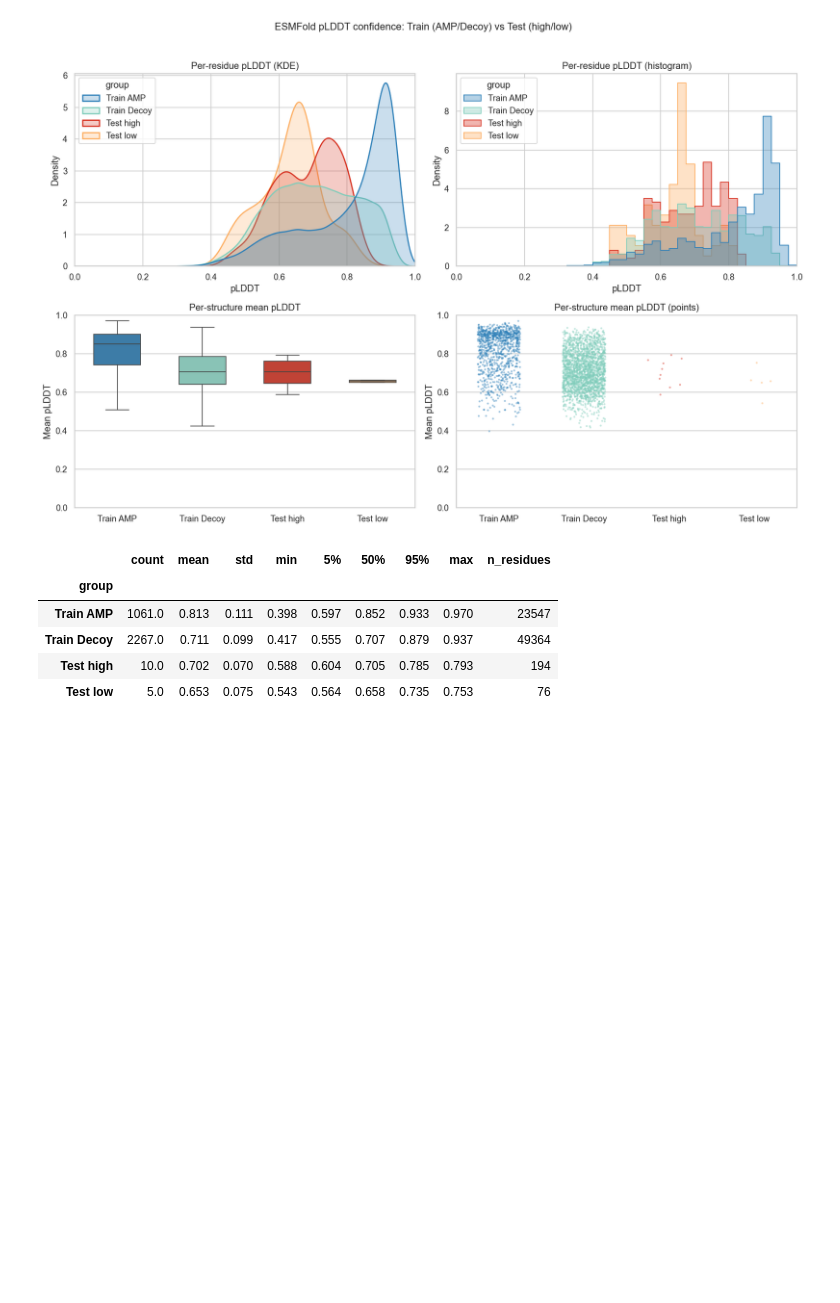
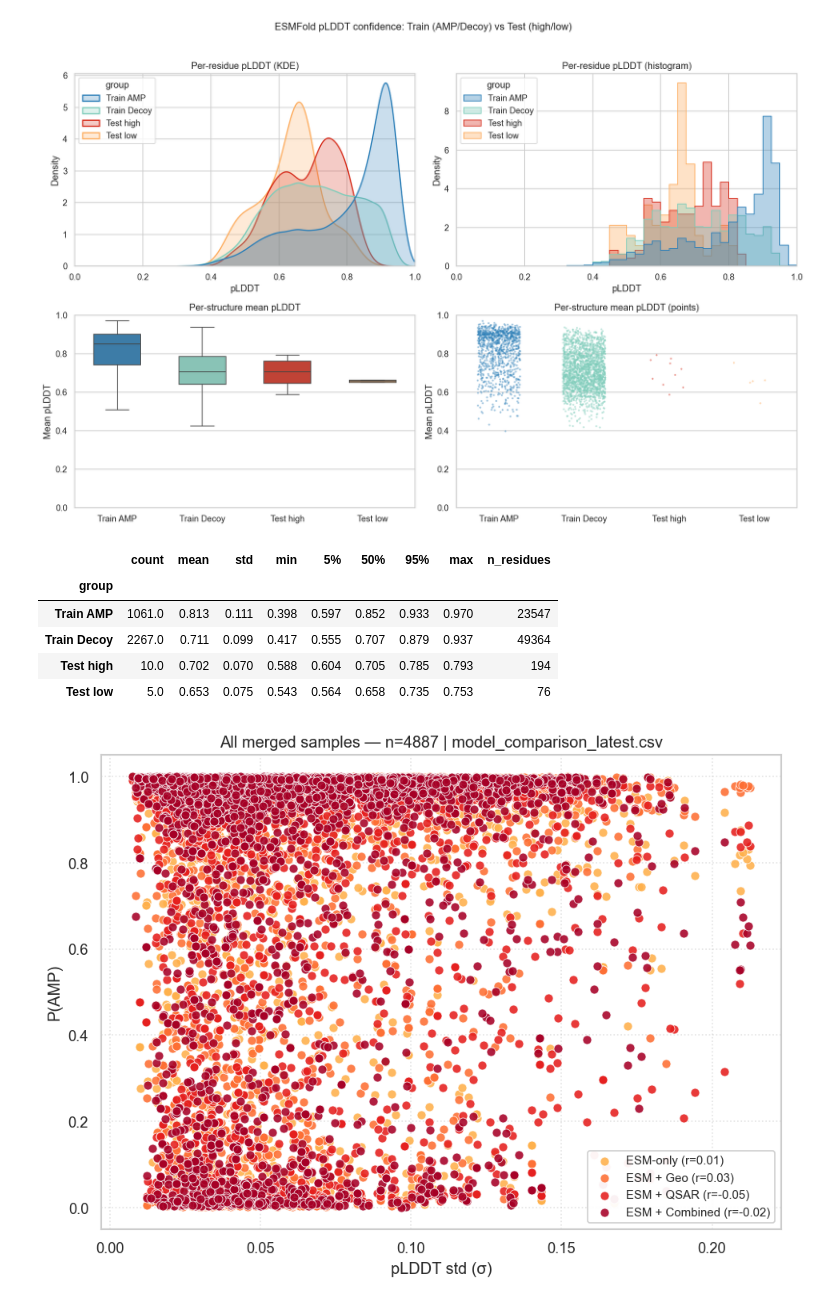
Before and after one commit to KYinXu/Peptide-Anti-microbial-Properties-Prediction, a Jupyter notebook: notebooks/training_data.ipynb, the cells around one changed output. Drawn from its saved outputs; the diff is of its cells as text; code cells hidden in the pictures; blank space fills up the shorter version.

```diff
--- a/notebooks/training_data.ipynb
+++ b/notebooks/training_data.ipynb
@@ -563,3 +590,98 @@ Passing `palette` without assigning `hue` is deprecated and will be removed in v
 | Train Decoy | 2267.0 | 0.711 | 0.099 | 0.417 | 0.555 | 0.707 | 0.879 | 0.937 | 49364 |
 | Test high | 10.0 | 0.702 | 0.070 | 0.588 | 0.604 | 0.705 | 0.785 | 0.793 | 194 |
 | Test low | 5.0 | 0.653 | 0.075 | 0.543 | 0.564 | 0.658 | 0.735 | 0.753 | 76 |
+# %%
+# All comparison rows (no high/low filter): every model on one plot — P(AMP) vs pLDDT std.
+from pathlib import Path
+
+import matplotlib.pyplot as plt
+import numpy as np
+import pandas as pd
+
+MODELS: list[tuple[str, str]] = [
+    ("ESM-only_prob_AMP", "ESM-only"),
+    ("ESM+Geo20_prob_AMP", "ESM + Geo"),
+    ("ESM+QSAR12_prob_AMP", "ESM + QSAR"),
+    ("ESM+Combined32_prob_AMP", "ESM + Combined"),
+]
+
+_comp_dir = Path(PROJECT_ROOT) / "data/test/Figshare/generated"
+COMP_CSV = _comp_dir / "model_comparison_latest.csv"
+GEOM_CSV = _comp_dir / "geometric_features.csv"
+_prob_cols = [c for c, _ in MODELS]
+
+
+def _require(df: pd.DataFrame, path: Path, cols: list[str]) -> None:
+    miss = [c for c in cols if c not in df.columns]
+    if miss:
+        raise ValueError(f"{path.name}: missing {miss}; columns include {list(df.columns)}")
+
+
+def _pearson_plddt_std_vs_prob(df: pd.DataFrame, prob_col: str) -> float:
+    if len(df) < 2:
+        return float("nan")
+    return float(df["plddt_std"].corr(df[prob_col]))
+
+
+comp = pd.read_csv(COMP_CSV)
+geom = pd.read_csv(GEOM_CSV)
+_require(comp, COMP_CSV, ["peptide_id", *_prob_cols])
+_require(geom, GEOM_CSV, ["peptide_id", "plddt_std"])
+
+merged_df = (
+    comp[["peptide_id", *_prob_cols]]
+    .merge(geom[["peptide_id", "plddt_std"]], on="peptide_id", how="inner")
+    .astype({c: float for c in [*_prob_cols, "plddt_std"]})
+)
+
+cmap = plt.get_cmap("YlOrRd")
+colors = cmap(np.linspace(0.38, 0.92, len(MODELS)))
+
+fig, ax = plt.subplots(figsize=(8, 6), dpi=120)
+ax.grid(True, linestyle=":", alpha=0.55)
+ax.set_axisbelow(True)
+if merged_df.empty:
+    ax.text(0.5, 0.5, "No rows after merge", ha="center", va="center", transform=ax.transAxes)
+else:
+    x = merged_df["plddt_std"].to_numpy()
+    for (prob_col, label), color in zip(MODELS, colors):
+        y = merged_df[prob_col].to_numpy()
+        r = _pearson_plddt_std_vs_prob(merged_df, prob_col)
+        leg = f"{label}" + (f" (r={r:.2f})" if np.isfinite(r) else "")
+        ax.scatter(
+            x,
+            y,
+            alpha=0.88,
+            s=44,
+            color=color,
+            label=leg,
+            edgecolors="white",
+            linewidths=0.5,
+            zorder=3,
+        )
+ax.set_xlabel("pLDDT std (σ)")
+ax.set_ylabel("P(AMP)")
+ax.set_title(f"All merged samples — n={len(merged_df)} | {COMP_CSV.name}")
+ax.legend(loc="best", framealpha=0.95, fontsize=9)
+plt.tight_layout()
+plt.show()
+
+summary_plddt_std_pamp = pd.DataFrame(
+    {
+        "model": [lbl for _, lbl in MODELS],
+        "prob_column": _prob_cols,
+        "n_merged": len(merged_df),
+        "mean_plddt_std": merged_df["plddt_std"].mean() if len(merged_df) else np.nan,
+        "std_plddt_std": merged_df["plddt_std"].std(ddof=1) if len(merged_df) > 1 else np.nan,
+        "mean_p_amp": [merged_df[c].mean() if len(merged_df) else np.nan for c in _prob_cols],
+        "std_p_amp": [merged_df[c].std(ddof=1) if len(merged_df) > 1 else np.nan for c in _prob_cols],
+        "pearson_r_std_vs_p_amp": [_pearson_plddt_std_vs_prob(merged_df, c) for c in _prob_cols],
+    }
+).assign(
+    n_comparison_csv=len(comp),
+    n_missing_geom=len(comp) - len(merged_df),
+)
+
+summary_plddt_std_pamp
+# %% [output]
+[figure, added]
```
Also changed, not shown: parts of 2 cells of this notebook, 36 other files.
